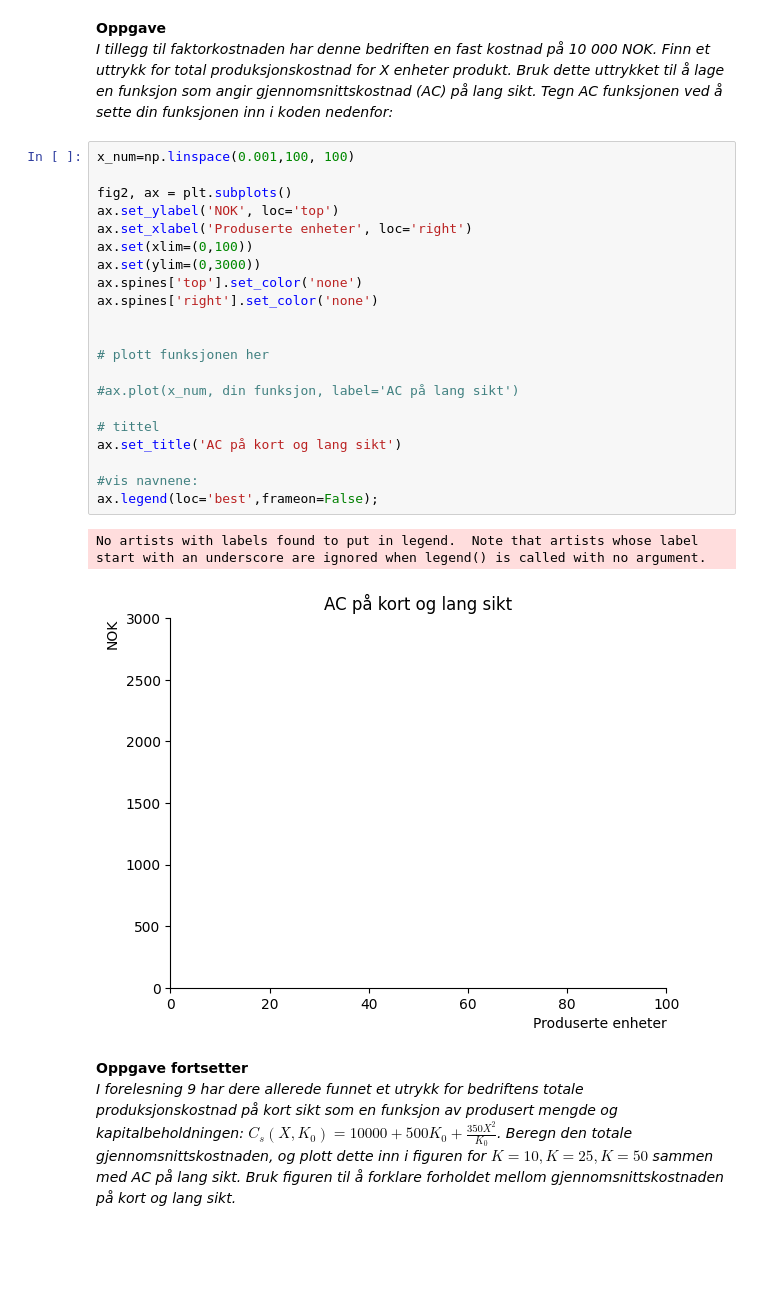
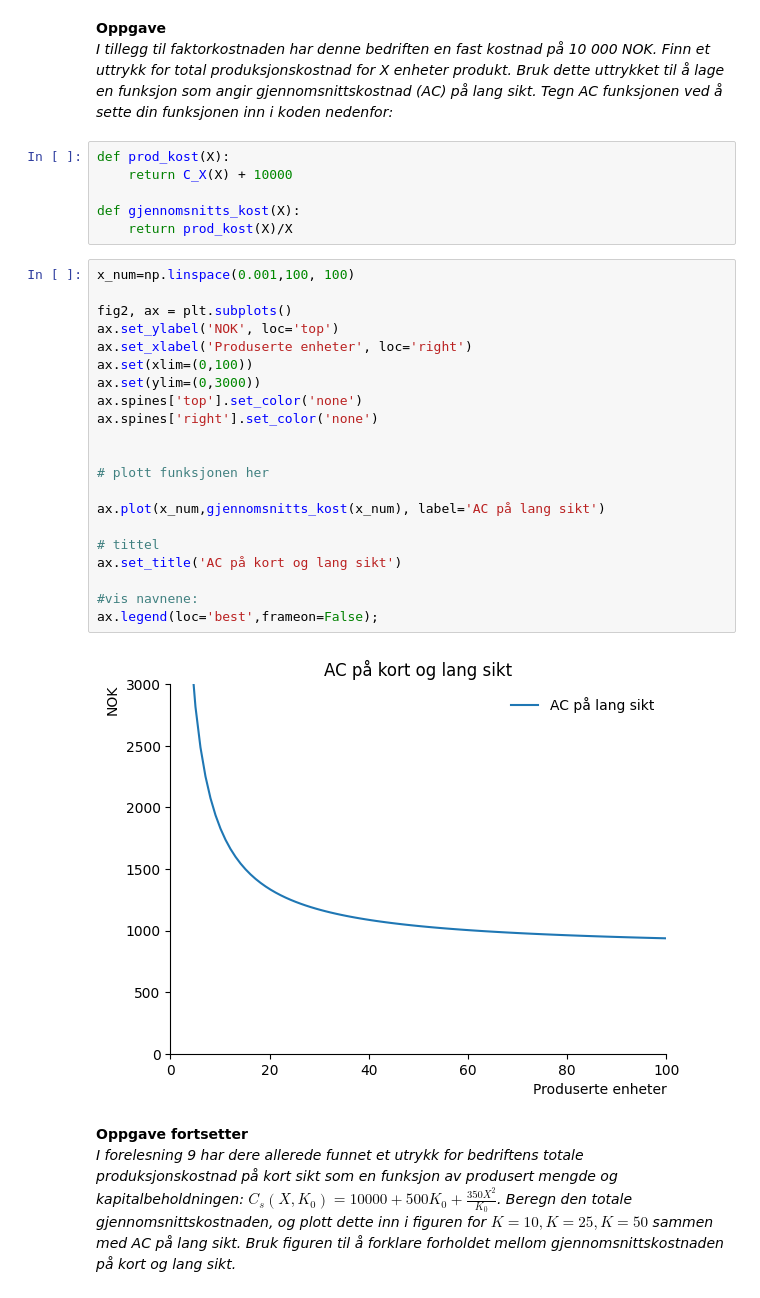
Before and after one commit to loopdiggaz/SOK-1006, a Jupyter notebook: forelesninger/notater forelesning 10.ipynb, the cells around one changed output. Saved outputs shown, nothing was run; the diff lists cells and outputs as text; blank space fills up the shorter version.

```diff
--- a/forelesninger/notater forelesning 10.ipynb
+++ b/forelesninger/notater forelesning 10.ipynb
@@ -151,30 +151,35 @@ fig1
 # %% [markdown]
 **Oppgave**
 *I tillegg til faktorkostnaden har denne bedriften en fast kostnad på 10 000 NOK. Finn et uttrykk for total produksjonskostnad for X enheter produkt. Bruk dette uttrykket til å lage en funksjon som angir gjennomsnittskostnad (AC) på lang sikt. Tegn AC funksjonen ved å sette din funksjonen inn i koden nedenfor:*
+# %%
+def prod_kost(X):
+    return C_X(X) + 10000
+
+def gjennomsnitts_kost(X):
+    return prod_kost(X)/X
 # %%
 x_num=np.linspace(0.001,100, 100)
 
 fig2, ax = plt.subplots()
 ax.set_ylabel('NOK', loc='top')
 ax.set_xlabel('Produserte enheter', loc='right')
 ax.set(xlim=(0,100))
 ax.set(ylim=(0,3000))
 ax.spines['top'].set_color('none')
 ax.spines['right'].set_color('none')
 
 
 # plott funksjonen her
 
-#ax.plot(x_num, din funksjon, label='AC på lang sikt')
+ax.plot(x_num,gjennomsnitts_kost(x_num), label='AC på lang sikt')
 
 # tittel
 ax.set_title('AC på kort og lang sikt')
 
 #vis navnene:
 ax.legend(loc='best',frameon=False);
 # %% [output]
-No artists with labels found to put in legend.  Note that artists whose label start with an underscore are ignored when legend() is called with no argument.
-[figure, old version]
+[figure, new version]
 # %% [markdown]
 **Oppgave fortsetter**
 *I forelesning 9 har dere allerede funnet et utrykk for bedriftens totale produksjonskostnad på kort sikt som en funksjon av produsert mengde og kapitalbeholdningen: $C_s(X, K_0)=10000 + 500K_0 +\frac{350X^2}{K_0}$. Beregn den totale gjennomsnittskostnaden, og plott dette inn i figuren for $K=10, K=25, K=50$ sammen med AC på lang sikt. Bruk figuren til å forklare forholdet mellom gjennomsnittskostnaden på kort og lang sikt.*
```
Also changed, not shown: parts of 11 cells of this notebook, 3 other files.
